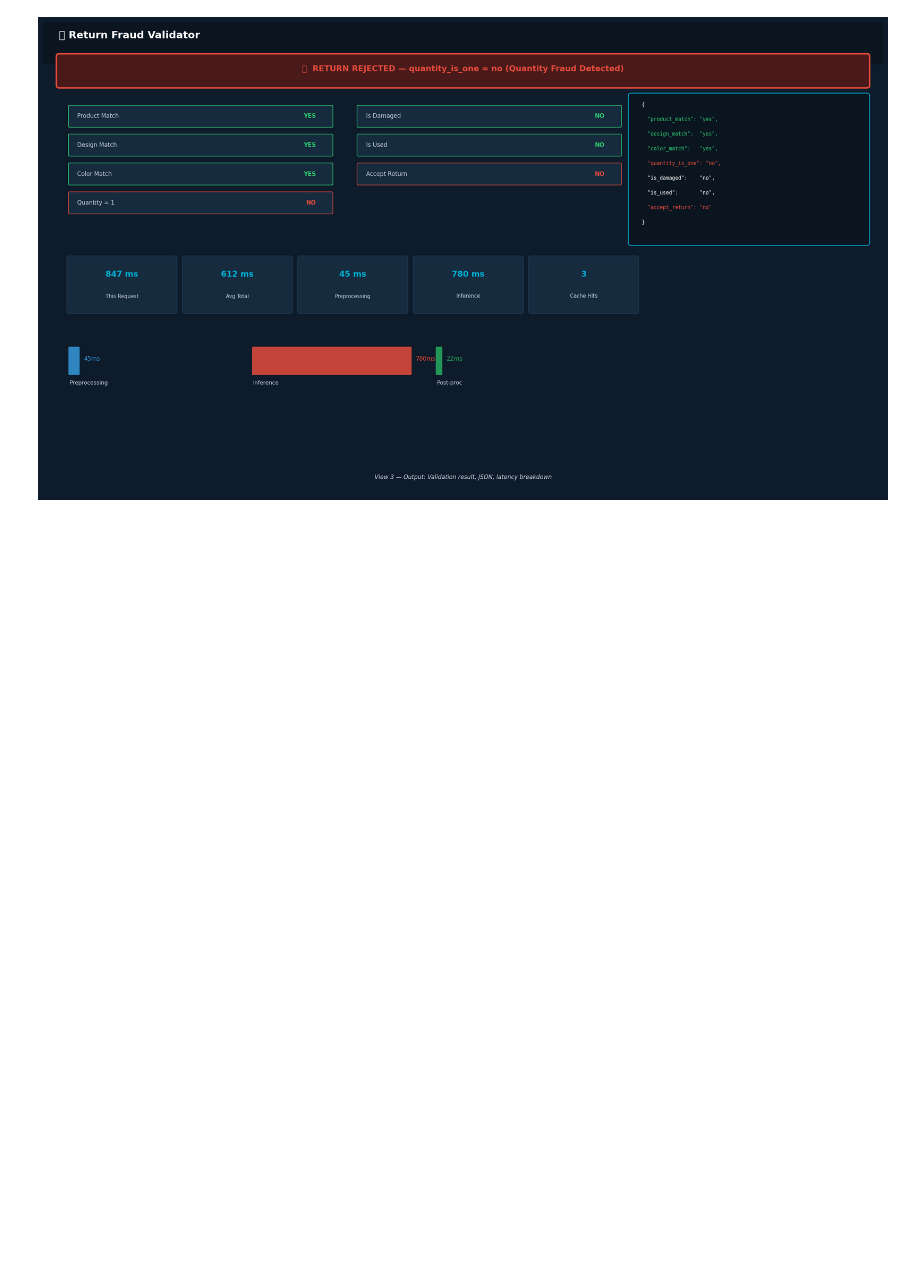
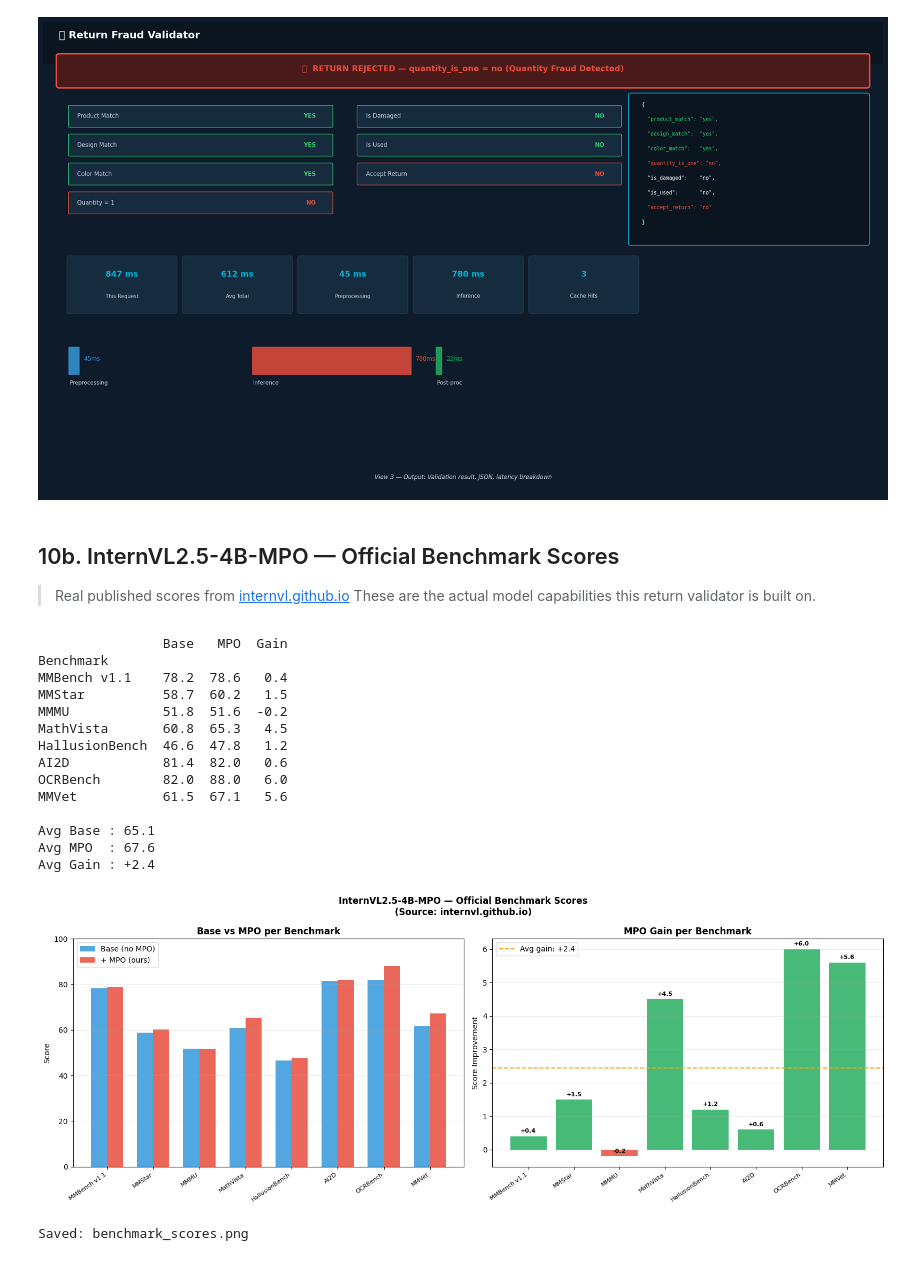
Before and after one commit to shantanubokey/ecom-return-validator, a Jupyter notebook: notebook.ipynb, the cells around one changed output. Saved outputs shown, nothing was run; the diff lists cells and outputs as text; code cells hidden in the pictures; blank space fills up the shorter version.

```diff
--- a/notebook.ipynb
+++ b/notebook.ipynb
@@ -477,3 +477,81 @@ View 2 — Processing: Pipeline stages
 [figure]
 View 3 — Output: Result, JSON & latency
 [figure]
+# %% [markdown]
+## 10b. InternVL2.5-4B-MPO — Official Benchmark Scores
+> Real published scores from [internvl.github.io](https://internvl.github.io/blog/2024-12-20-InternVL-2.5-MPO/)
+> These are the actual model capabilities this return validator is built on.
+# %%
+import pandas as pd
+import matplotlib.pyplot as plt
+import numpy as np
+
+# Official published scores
+# Source: internvl.github.io/blog/2024-12-20-InternVL-2.5-MPO
+benchmarks = [
+    ("MMBench v1.1",   78.2, 78.6),
+    ("MMStar",         58.7, 60.2),
+    ("MMMU",           51.8, 51.6),
+    ("MathVista",      60.8, 65.3),
+    ("HallusionBench", 46.6, 47.8),
+    ("AI2D",           81.4, 82.0),
+    ("OCRBench",       82.0, 88.0),
+    ("MMVet",          61.5, 67.1),
+]
+df = pd.DataFrame(benchmarks, columns=["Benchmark", "Base", "MPO"])
+df["Gain"] = (df["MPO"] - df["Base"]).round(1)
+df = df.set_index("Benchmark")
+print(df.to_string())
+print(f"\nAvg Base : {df.Base.mean():.1f}")
+print(f"Avg MPO  : {df.MPO.mean():.1f}")
+print(f"Avg Gain : +{df.Gain.mean():.1f}")
+
+fig, axes = plt.subplots(1, 2, figsize=(16, 6))
+fig.suptitle("InternVL2.5-4B-MPO — Official Benchmark Scores\n(Source: internvl.github.io)",
+             fontsize=12, fontweight="bold")
+
+x = np.arange(len(df))
+w = 0.35
+ax1 = axes[0]
+ax1.bar(x - w/2, df.Base, w, label="Base (no MPO)", color="#3498db", alpha=0.85)
+ax1.bar(x + w/2, df.MPO,  w, label="+ MPO (ours)", color="#e74c3c", alpha=0.85)
+ax1.set_xticks(x)
+ax1.set_xticklabels(df.index, rotation=35, ha="right", fontsize=8)
+ax1.set_ylabel("Score"); ax1.set_ylim(0, 100)
+ax1.set_title("Base vs MPO per Benchmark", fontweight="bold")
+ax1.legend(); ax1.grid(axis="y", alpha=0.25)
+
+ax2 = axes[1]
+colors = ["#27ae60" if v >= 0 else "#e74c3c" for v in df.Gain]
+ax2.bar(df.index, df.Gain, color=colors, alpha=0.85)
+ax2.axhline(df.Gain.mean(), color="orange", ls="--", lw=1.5,
+            label=f"Avg gain: +{df.Gain.mean():.1f}")
+ax2.set_xticklabels(df.index, rotation=35, ha="right", fontsize=8)
+ax2.set_ylabel("Score Improvement")
+ax2.set_title("MPO Gain per Benchmark", fontweight="bold")
+ax2.legend(); ax2.grid(axis="y", alpha=0.25)
+for i, v in enumerate(df.Gain):
+    ax2.text(i, v + 0.1, f"+{v}" if v >= 0 else str(v),
+             ha="center", fontsize=8, fontweight="bold")
+
+plt.tight_layout()
+plt.savefig("benchmark_scores.png", dpi=130, bbox_inches="tight")
+plt.show()
+print("Saved: benchmark_scores.png")
+# %% [output]
+                Base   MPO  Gain
+Benchmark
+MMBench v1.1    78.2  78.6   0.4
+MMStar          58.7  60.2   1.5
+MMMU            51.8  51.6  -0.2
+MathVista       60.8  65.3   4.5
+HallusionBench  46.6  47.8   1.2
+AI2D            81.4  82.0   0.6
+OCRBench        82.0  88.0   6.0
+MMVet           61.5  67.1   5.6
+
+Avg Base : 65.1
+Avg MPO  : 67.6
+Avg Gain : +2.4
+[figure, added]
+Saved: benchmark_scores.png
```
Also changed, not shown: parts of 3 cells of this notebook, 8 other files.
